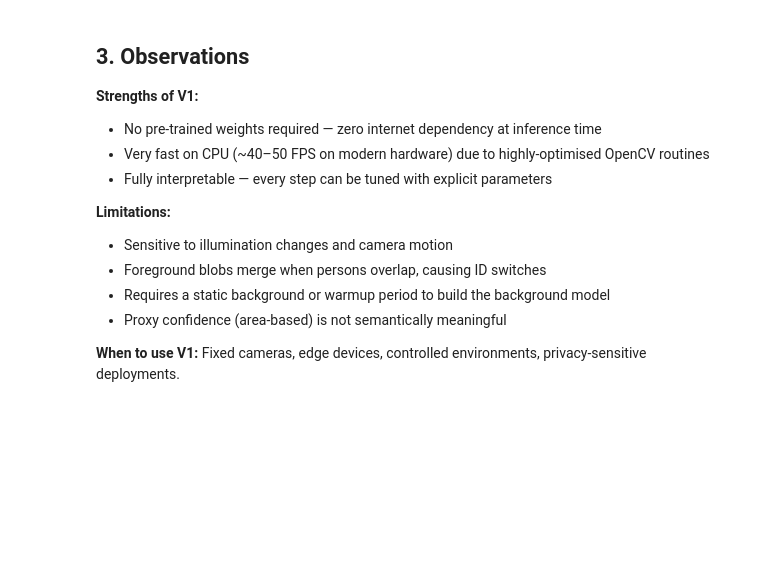
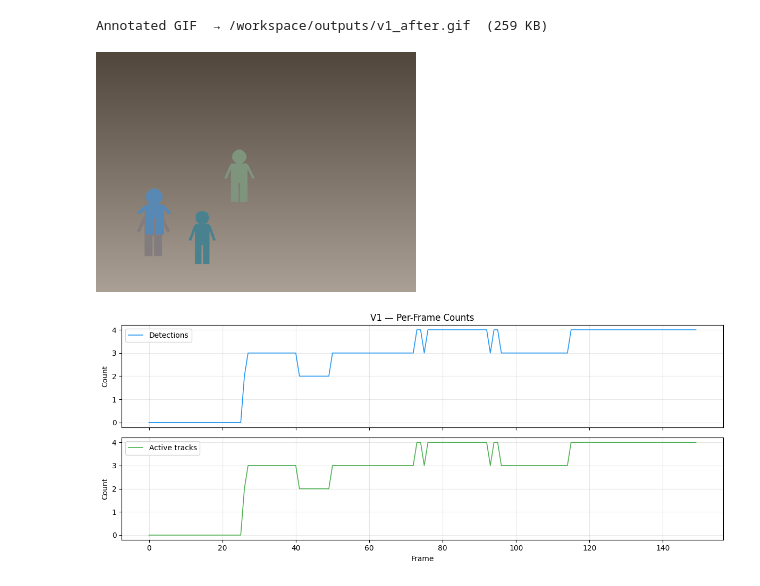
Before and after one commit to Abdulrahmann-Omar/-Person-Detection_CV_A4, a Jupyter notebook: notebooks/v1_scratch.ipynb, the cells around one changed output. Saved outputs shown, nothing was run; the diff lists cells and outputs as text; code cells hidden in the pictures; blank space fills up the shorter version.

```diff
--- a/notebooks/v1_scratch.ipynb
+++ b/notebooks/v1_scratch.ipynb
@@ -14,0 +10,15 @@ print("Dependencies ready")
+# %%
+import sys, os, time, io
+
+# ── Locate project root (works locally and inside Modal at /project) ──────────
+for _candidate in ['.', '..', '/project']:
+    if os.path.isdir(os.path.join(_candidate, 'src')):
+        ROOT = os.path.abspath(_candidate)
+        break
+else:
+    ROOT = os.path.abspath('.')
+
+if ROOT not in sys.path:
+    sys.path.insert(0, ROOT)
+os.chdir(ROOT)
+print(f"ROOT = {ROOT}")
@@ -143,15 +210,23 @@ for k, v in metrics.items():
-# %% [markdown]
-## 3. Observations
-
-**Strengths of V1:**
-- No pre-trained weights required — zero internet dependency at inference time
-- Very fast on CPU (~40–50 FPS on modern hardware) due to highly-optimised OpenCV routines
-- Fully interpretable — every step can be tuned with explicit parameters
-
-**Limitations:**
-- Sensitive to illumination changes and camera motion
-- Foreground blobs merge when persons overlap, causing ID switches
-- Requires a static background or warmup period to build the background model
-- Proxy confidence (area-based) is not semantically meaningful
-
-**When to use V1:** Fixed cameras, edge devices, controlled environments, privacy-sensitive deployments.
+# %%
+gif_anno = frames_to_gif(annotated_v1, GIF_ANNO_PATH, step=4, duration=80)
+print(f"Annotated GIF  → {gif_anno}  ({os.path.getsize(gif_anno)//1024} KB)")
+
+# Show GIF inline (first frame)
+with open(GIF_ANNO_PATH, "rb") as _f:
+    display(IPImage(_f.read(), format="gif"))
+# %% [output]
+Annotated GIF  → /workspace/outputs/v1_after.gif  (259 KB)
+[figure, added]
+# %%
+# ── Per-frame chart ───────────────────────────────────────────────────────────
+fig, (ax1, ax2) = plt.subplots(2, 1, figsize=(12, 5), sharex=True)
+ax1.plot(det_counts,   color="#2196F3", lw=1.2, label="Detections")
+ax1.set_ylabel("Count"); ax1.legend(); ax1.grid(alpha=0.3)
+ax1.set_title("V1 — Per-Frame Counts")
+ax2.plot(track_counts, color="#4CAF50", lw=1.2, label="Active tracks")
+ax2.set_xlabel("Frame"); ax2.set_ylabel("Count"); ax2.legend(); ax2.grid(alpha=0.3)
+plt.tight_layout()
+buf = io.BytesIO(); fig.savefig(buf, format="png", dpi=100, bbox_inches="tight")
+buf.seek(0); plt.close(fig); display(IPImage(buf.read()))
+# %% [output]
+[figure, added]
```
Also changed, not shown: parts of 17 cells of this notebook, 10 other files.
